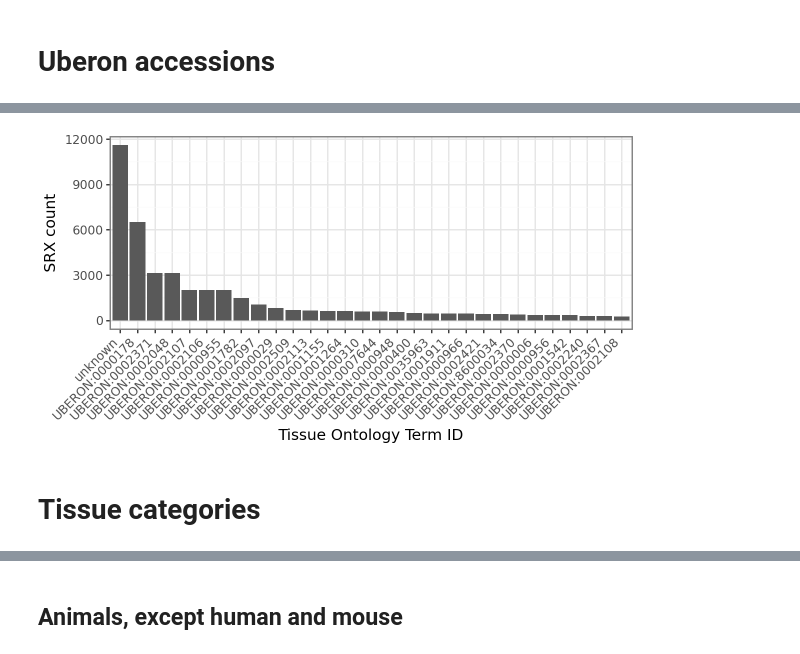
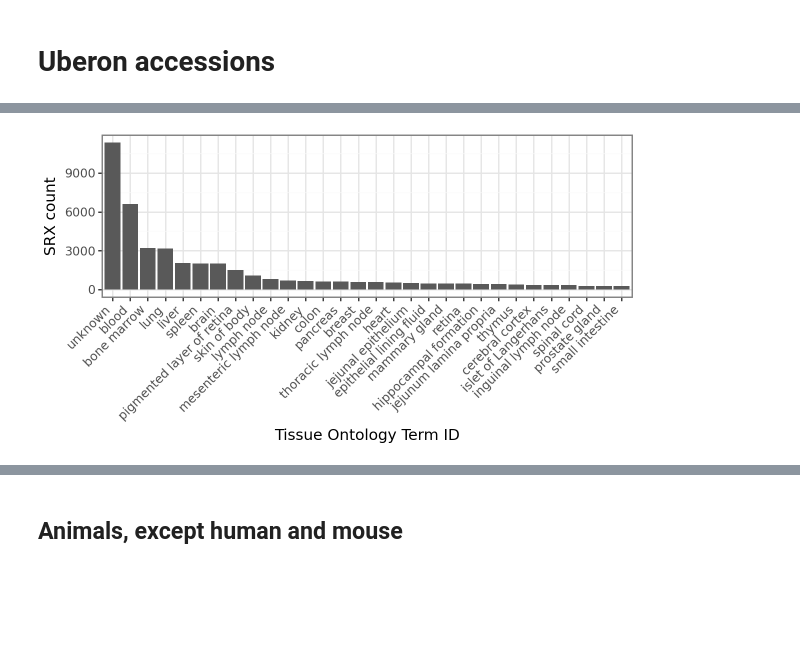
Before and after one commit to ArcInstitute/scBaseCount_analysis, a Jupyter notebook: notebooks/tissues/tissue_summary.ipynb, the cells around one changed output, grey strips where cells are left out. Saved outputs shown, nothing was run; the diff lists cells and outputs as text; code cells hidden in the pictures; blank space fills up the shorter version.

Commit message:
updated tissue ontology notebook

```diff
--- a/notebooks/tissues/tissue_summary.ipynb
+++ b/notebooks/tissues/tissue_summary.ipynb
@@ -180,0 +188,4 @@ df_srx_meta_exp_cnt
+# %%
+# get top 30 tissue ontology term ids
+top30 = df_srx_meta_exp_cnt.head(30)["tissue_ontology_term_id"].to_list()
+top30
@@ -180,0 +214,6 @@ df_srx_meta_exp_cnt
+# %%
+lookup = UberonAPILookup()
+id_label_map = lookup.lookup_batch(
+    top30, delay=0.1, no_delay=False, show_progress=False
+)
+len(id_label_map)
@@ -181,28 +230,28 @@ df_srx_meta_exp_cnt
 # %%
 # plot histogram of top 30 tissue ontology term ids
 ## filter to top 30 categories
 top30 = df_srx_meta_exp_cnt.head(30)["tissue_ontology_term_id"].to_list()
 df = df_srx_meta_exp[df_srx_meta_exp["tissue_ontology_term_id"].isin(top30)].copy()
 df["tissue_ontology_term_id"] = df["tissue_ontology_term_id"].to_list()
 
 ## order category by count
 df["tissue_ontology_term_id"] = pd.Categorical(
     df["tissue_ontology_term_id"],
     categories=df["tissue_ontology_term_id"].value_counts().index
 )
+# add tissue ontology term label
+df["tissue_ontology_term_label"] = df["tissue_ontology_term_id"].map(id_label_map)
 
 # plot
 p = (
-    pn.ggplot(df, pn.aes(x="tissue_ontology_term_id")) +
+    pn.ggplot(df, pn.aes(x="tissue_ontology_term_label")) +
     pn.geom_bar() +
     pn.labs(x="Tissue Ontology Term ID", y="SRX count") +
     pn.theme(
         axis_text_x=pn.element_text(angle=45, hjust=1),
         figure_size=(6, 3.2)
     )
 )
 p
 # %% [output]
-[figure, old version]
+[figure, new version]
-# %% [markdown]
-# Tissue categories
```
Also changed, not shown: parts of 19 cells of this notebook, 11 other files.
